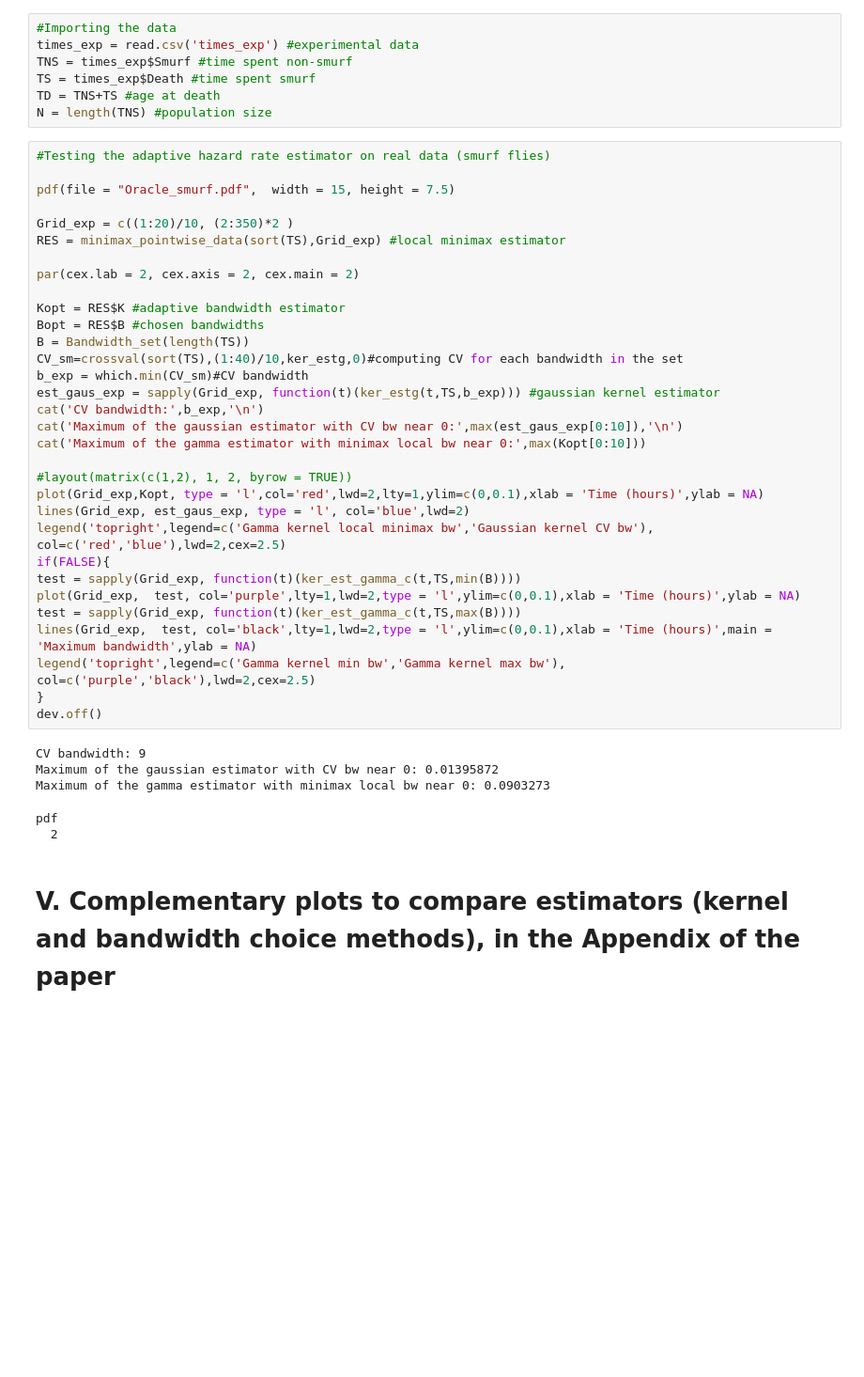
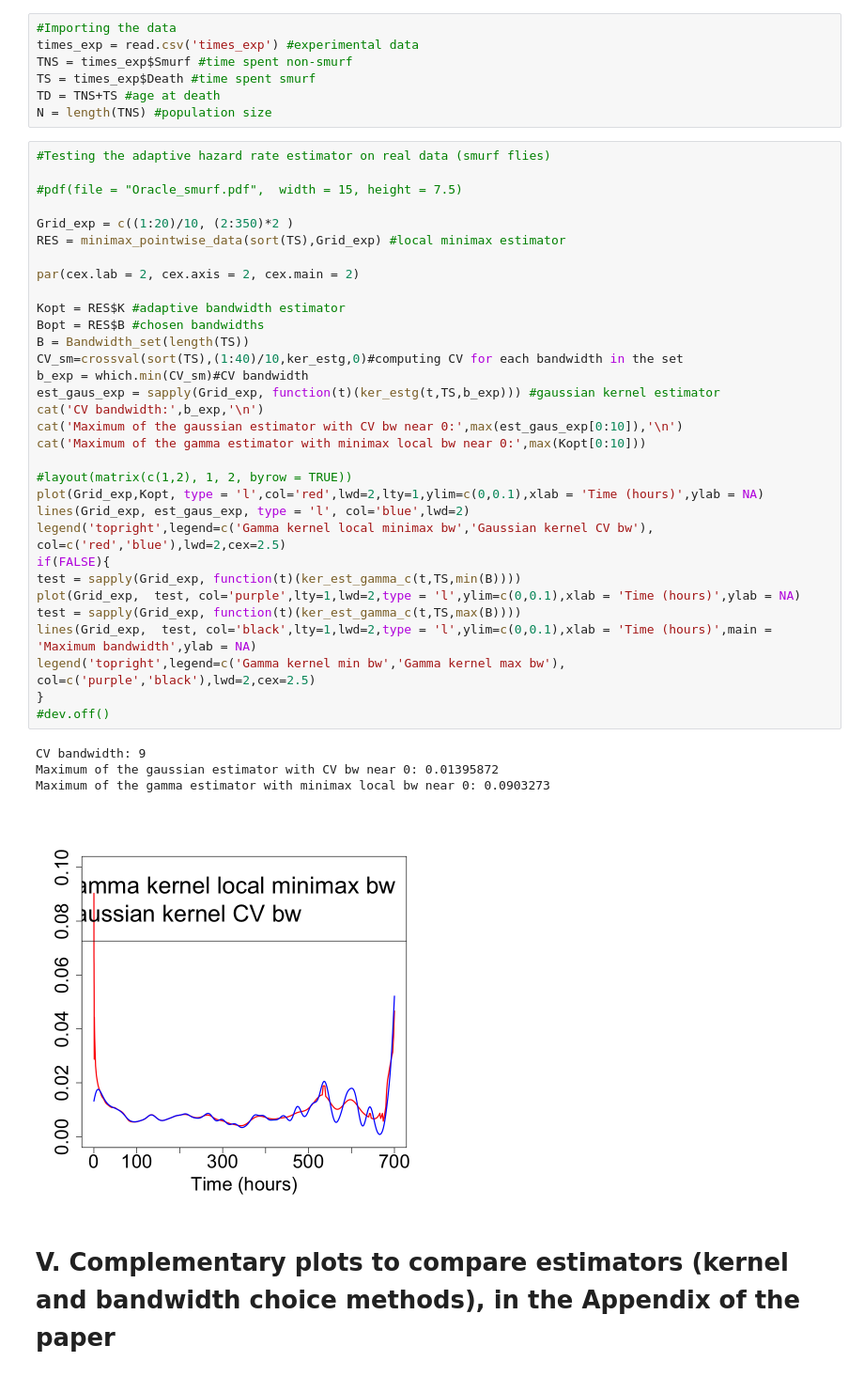
Before and after one commit to luce-breuil/non_param_estim_assoc, a Jupyter notebook: Kernel_estimation_theory.ipynb, the cells around one changed output. Shown at 94% size. Saved outputs shown, nothing was run; the diff lists cells and outputs as text; blank space fills up the shorter version.

```diff
--- a/Kernel_estimation_theory.ipynb
+++ b/Kernel_estimation_theory.ipynb
@@ -473,41 +474,40 @@ N = length(TNS) #population size
 # %%
 #Testing the adaptive hazard rate estimator on real data (smurf flies)
 
-pdf(file = "Oracle_smurf.pdf",  width = 15, height = 7.5)
+#pdf(file = "Oracle_smurf.pdf",  width = 15, height = 7.5)
 
 Grid_exp = c((1:20)/10, (2:350)*2 )
 RES = minimax_pointwise_data(sort(TS),Grid_exp) #local minimax estimator
 
 par(cex.lab = 2, cex.axis = 2, cex.main = 2)
 
 Kopt = RES$K #adaptive bandwidth estimator
 Bopt = RES$B #chosen bandwidths
 B = Bandwidth_set(length(TS))
 CV_sm=crossval(sort(TS),(1:40)/10,ker_estg,0)#computing CV for each bandwidth in the set
 b_exp = which.min(CV_sm)#CV bandwidth
 est_gaus_exp = sapply(Grid_exp, function(t)(ker_estg(t,TS,b_exp))) #gaussian kernel estimator
 cat('CV bandwidth:',b_exp,'\n')
 cat('Maximum of the gaussian estimator with CV bw near 0:',max(est_gaus_exp[0:10]),'\n')
 cat('Maximum of the gamma estimator with minimax local bw near 0:',max(Kopt[0:10]))
 
 #layout(matrix(c(1,2), 1, 2, byrow = TRUE))
 plot(Grid_exp,Kopt, type = 'l',col='red',lwd=2,lty=1,ylim=c(0,0.1),xlab = 'Time (hours)',ylab = NA)
 lines(Grid_exp, est_gaus_exp, type = 'l', col='blue',lwd=2)
 legend('topright',legend=c('Gamma kernel local minimax bw','Gaussian kernel CV bw'), col=c('red','blue'),lwd=2,cex=2.5)
 if(FALSE){
 test = sapply(Grid_exp, function(t)(ker_est_gamma_c(t,TS,min(B))))
 plot(Grid_exp,  test, col='purple',lty=1,lwd=2,type = 'l',ylim=c(0,0.1),xlab = 'Time (hours)',ylab = NA)
 test = sapply(Grid_exp, function(t)(ker_est_gamma_c(t,TS,max(B))))
 lines(Grid_exp,  test, col='black',lty=1,lwd=2,type = 'l',ylim=c(0,0.1),xlab = 'Time (hours)',main = 'Maximum bandwidth',ylab = NA)
 legend('topright',legend=c('Gamma kernel min bw','Gamma kernel max bw'), col=c('purple','black'),lwd=2,cex=2.5)
 }
-dev.off()
+#dev.off()
 # %% [output]
 CV bandwidth: 9
 Maximum of the gaussian estimator with CV bw near 0: 0.01395872
 Maximum of the gamma estimator with minimax local bw near 0: 0.0903273
-pdf
-  2
+[figure, added]
 # %% [markdown]
 # V. Complementary plots to compare estimators (kernel and bandwidth choice methods), in the Appendix of the paper
 # %%
```
Also changed, not shown: parts of 8 cells of this notebook, 35 other files.
